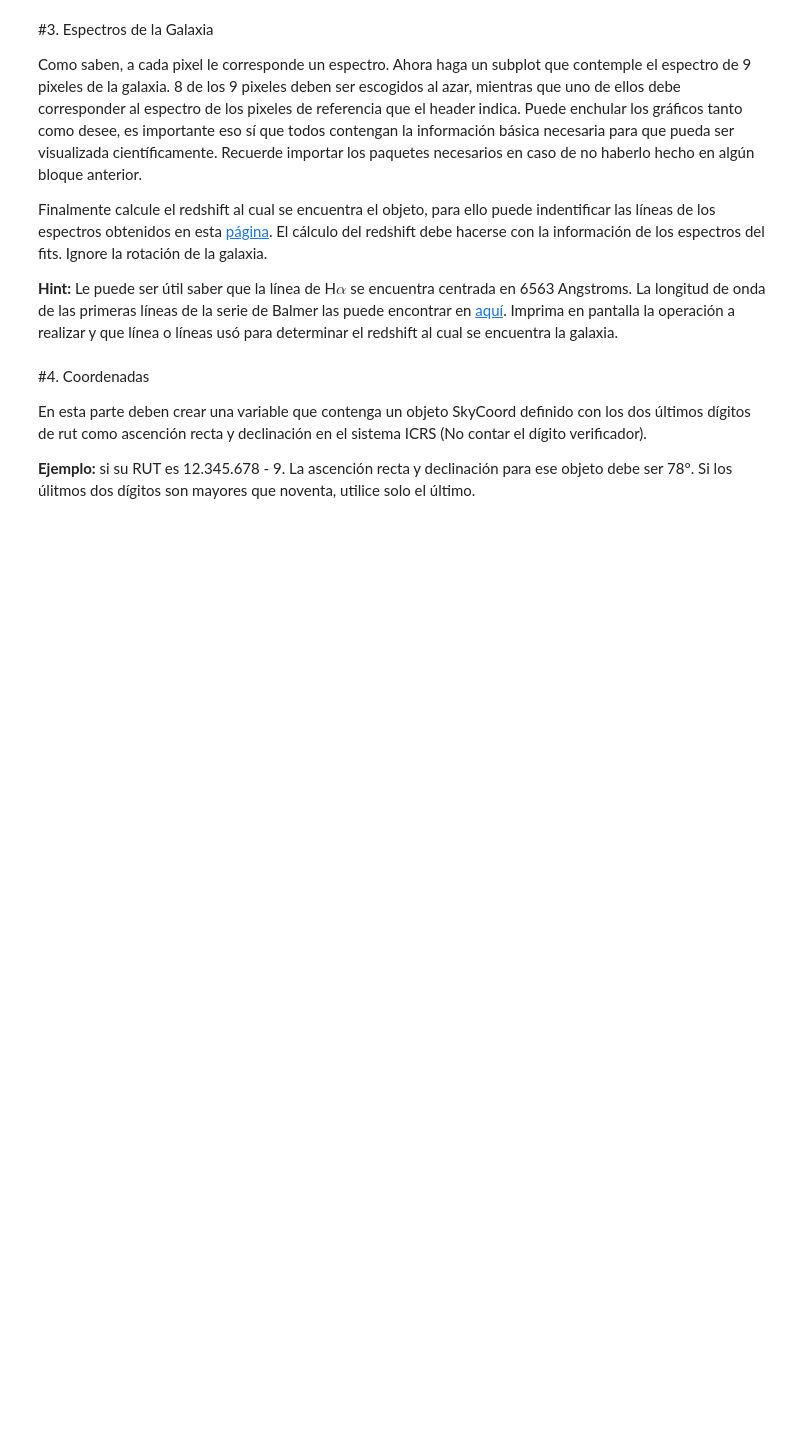
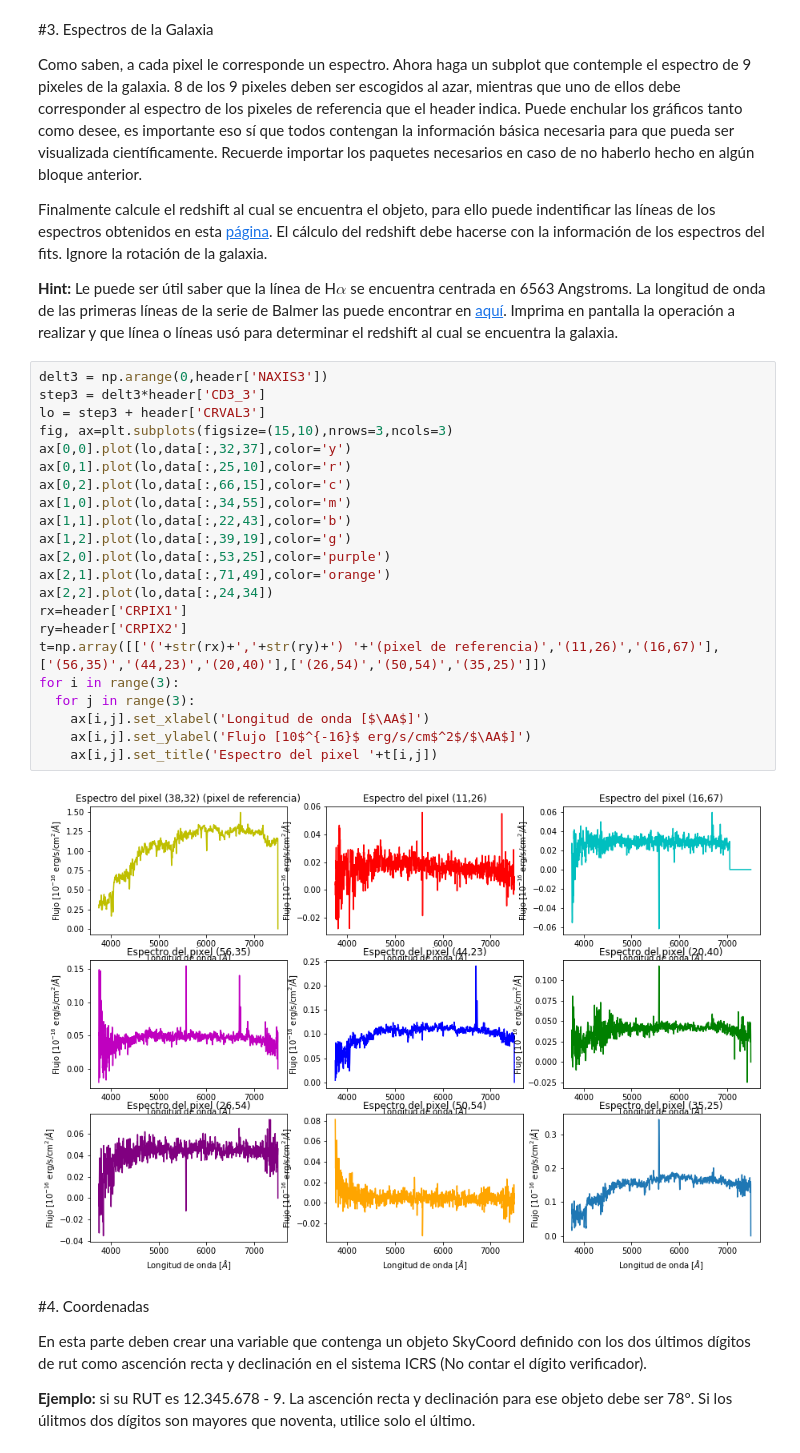
Before and after one commit to simonvidal/minitarea4, a Jupyter notebook: minitarea4.ipynb, the cells around one changed output. Saved outputs shown, nothing was run; the diff lists cells and outputs as text; blank space fills up the shorter version.

```diff
--- a/minitarea4.ipynb
+++ b/minitarea4.ipynb
@@ -55,6 +146,30 @@ Como saben, a cada pixel le corresponde un espectro. Ahora haga un subplot que c
 Finalmente calcule el redshift al cual se encuentra el objeto, para ello puede indentificar las líneas de los espectros obtenidos en esta [página](http://skyserver.sdss.org/dr15/en/tools/chart/navi.aspx). El cálculo del redshift debe hacerse con la información de los espectros del fits. Ignore la rotación de la galaxia.
 
 **Hint:** Le puede ser útil saber que la línea de H$\alpha$ se encuentra centrada en 6563 Angstroms. La longitud de onda de las primeras líneas de la serie de Balmer las puede encontrar en [aquí](https://es.wikipedia.org/wiki/L%C3%ADneas_de_Balmer). Imprima en pantalla la operación a realizar y que línea o líneas usó para determinar el redshift al cual se encuentra la galaxia.
+# %%
+delt3 = np.arange(0,header['NAXIS3'])
+step3 = delt3*header['CD3_3']
+lo = step3 + header['CRVAL3']
+fig, ax=plt.subplots(figsize=(15,10),nrows=3,ncols=3)
+ax[0,0].plot(lo,data[:,32,37],color='y')
+ax[0,1].plot(lo,data[:,25,10],color='r')
+ax[0,2].plot(lo,data[:,66,15],color='c')
+ax[1,0].plot(lo,data[:,34,55],color='m')
+ax[1,1].plot(lo,data[:,22,43],color='b')
+ax[1,2].plot(lo,data[:,39,19],color='g')
+ax[2,0].plot(lo,data[:,53,25],color='purple')
+ax[2,1].plot(lo,data[:,71,49],color='orange')
+ax[2,2].plot(lo,data[:,24,34])
+rx=header['CRPIX1']
+ry=header['CRPIX2']
+t=np.array([['('+str(rx)+','+str(ry)+') '+'(pixel de referencia)','(11,26)','(16,67)'],['(56,35)','(44,23)','(20,40)'],['(26,54)','(50,54)','(35,25)']])
+for i in range(3):
+  for j in range(3):
+    ax[i,j].set_xlabel('Longitud de onda [$\AA$]')
+    ax[i,j].set_ylabel('Flujo [10$^{-16}$ erg/s/cm$^2$/$\AA$]')
+    ax[i,j].set_title('Espectro del pixel '+t[i,j])
+# %% [output]
+[figure, added]
 # %% [markdown]
 #4. Coordenadas
 
```
Also changed, not shown: parts of 7 cells of this notebook.
